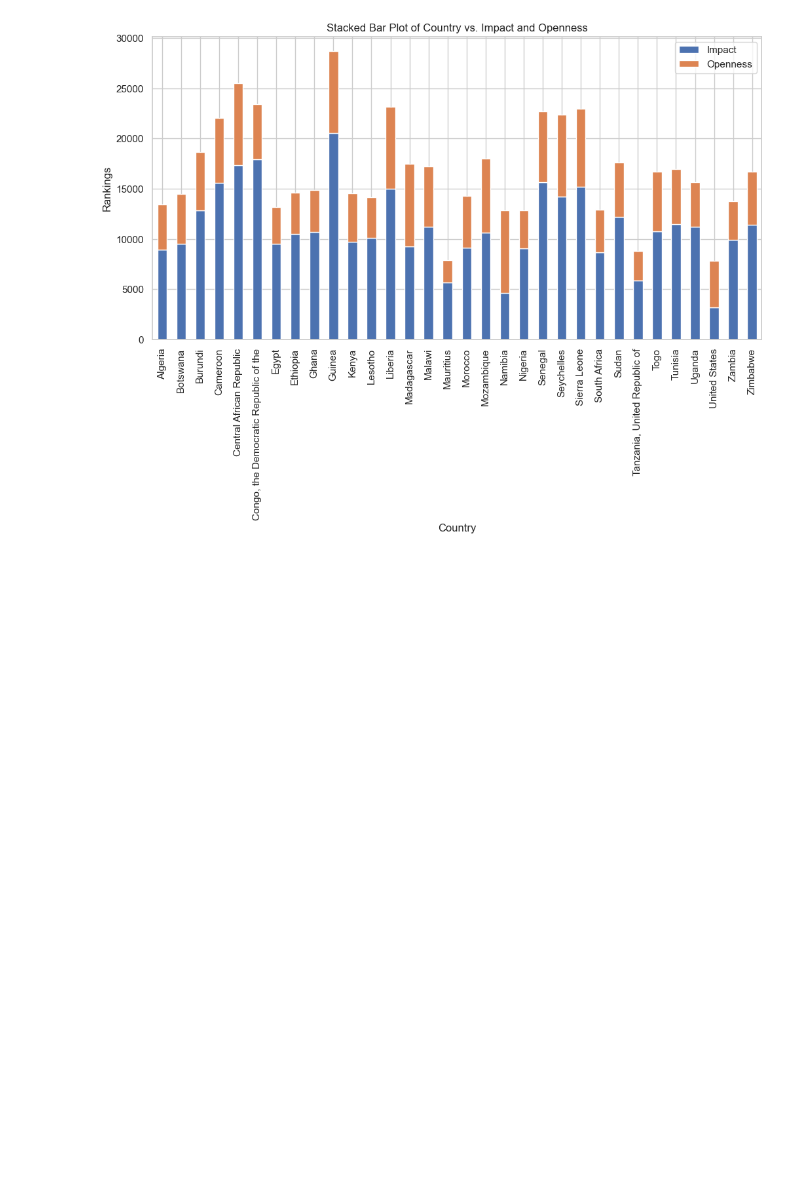
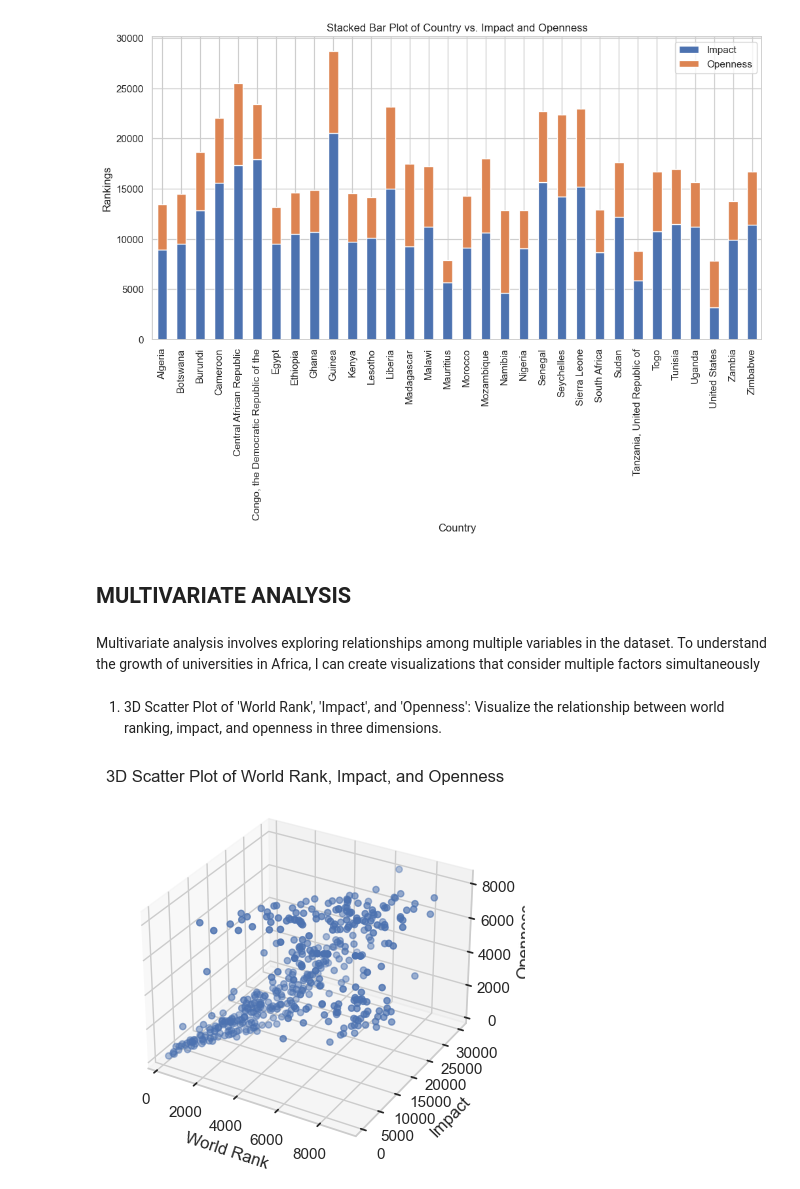
Before and after one commit to Gbekoilias/Stage-C-Exercise, a Jupyter notebook: Notebooks/Notebook (EDA).ipynb, the cells around one changed output. Cells and saved outputs as stored; diff of their text form; code cells hidden in the pictures; blank space fills up the shorter version.

Commit message:
added some new viz for multivariate analysis

```diff
--- a/Notebooks/Notebook (EDA).ipynb
+++ b/Notebooks/Notebook (EDA).ipynb
@@ -349,3 +351,21 @@ plt.title('Stacked Bar Plot of Country vs. Impact and Openness')
 plt.show()
 # %% [output]
 [figure]
+# %% [markdown]
+## MULTIVARIATE ANALYSIS
+# %% [markdown]
+Multivariate analysis involves exploring relationships among multiple variables in the dataset. To understand the growth of universities in Africa, I can create visualizations that consider multiple factors simultaneously
+# %% [markdown]
+1. 3D Scatter Plot of 'World Rank', 'Impact', and 'Openness':
+Visualize the relationship between world ranking, impact, and openness in three dimensions.
+# %%
+fig = plt.figure()
+ax = fig.add_subplot(111, projection='3d')
+ax.scatter(df['World Rank'], df['Impact'], df['Openness'])
+ax.set_xlabel('World Rank')
+ax.set_ylabel('Impact')
+ax.set_zlabel('Openness')
+plt.title('3D Scatter Plot of World Rank, Impact, and Openness')
+plt.show()
+# %% [output]
+[figure, added]
```
Also changed, not shown: parts of 17 cells of this notebook.
